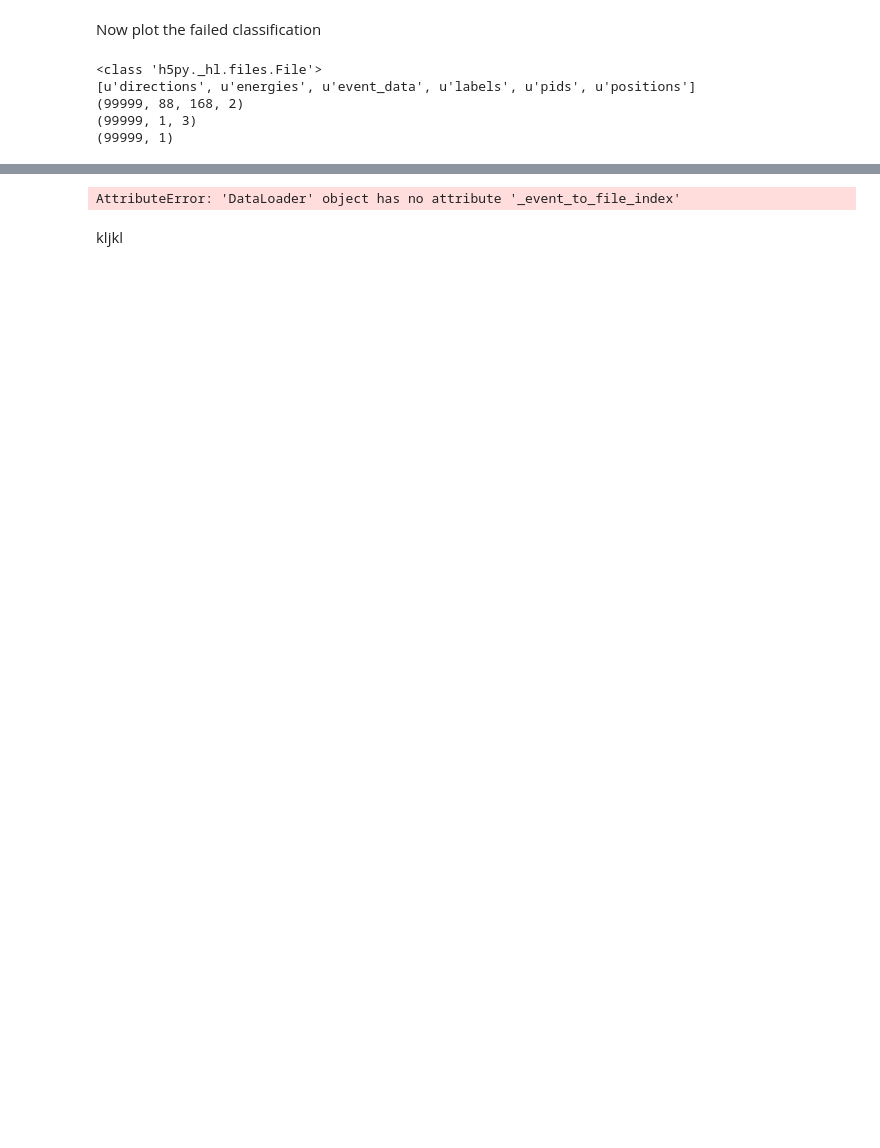
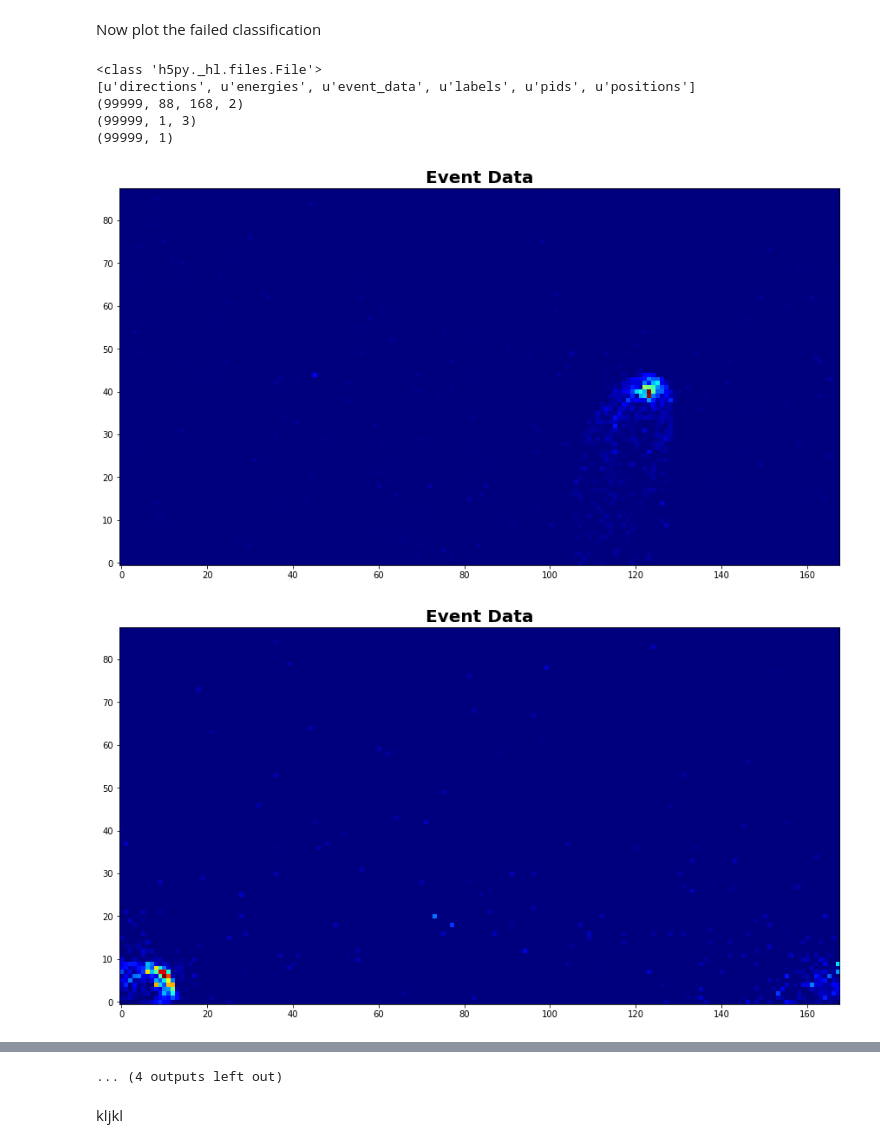
Before and after one commit to WatChMaL/UVicWorkshopPlayground, a Jupyter notebook: D/HKML_CNN_Full.ipynb, the cells around one changed output, grey strips where cells are left out. Cells and saved outputs as stored; diff of their text form; code cells hidden in the pictures; blank space fills up the shorter version.

```diff
--- a/D/HKML_CNN_Full.ipynb
+++ b/D/HKML_CNN_Full.ipynb
@@ -505,34 +510,46 @@ print (f['energies'].shape)
 import matplotlib.pyplot as plt
 %matplotlib inline
 
-print(test_loader._event_to_file_index[7819])
 
-failed_events = [7819,17935,8741,10662,17073]
+failed_events = [37689, 30123, 34090, 35692, 36672, 31871, 36885, 38808, 39189, 34685, 35529, 31861, 35429, 38174, 33101]
 failed_events2 = [27818,27936,28740,20663,27074]
+
+#Failed *** 12956 32957 1
+#Failed *** 5962 35961 0
+#Failed *** 1808 31807 0
+#Failed *** 2459 32458 0
+#Failed *** 16370 36371 1
+#Failed *** 134 30133 0
+#Failed *** 16069 36070 1
+#Failed *** 8645 38644 0
 
 
 #Failed *** 7819 27818
 #Failed *** 17935 27936
 #Failed *** 8741 28740
 #Failed *** 10662 20663
 #Failed *** 17073 27074
 #Failed *** 9810 29809
 #Failed *** 13586 23587
 #Failed *** 3967 23966
 #Failed *** 11576 21577
 #Failed *** 14522 24523
 #Failed *** 736 20735
 #Failed *** 267 20266
 
 for idx in failed_events:
 
     fig, ax = plt.subplots(figsize=(16,8),facecolor='w')
     plt.imshow(f['event_data'][idx,:,:,0],cmap='jet',origin='lower')
     ax.set_title('Event Data',fontsize=20,fontweight='bold')
     plt.show()
+
+f.close()
 # %% [output]
 <class 'h5py._hl.files.File'>
 [u'directions', u'energies', u'event_data', u'labels', u'pids', u'positions']
 (99999, 88, 168, 2)
 (99999, 1, 3)
 (99999, 1)
+[figure, added]
+[figure, added]
@@ -539,3 +565,3 @@ for idx in failed_events:
-AttributeError: 'DataLoader' object has no attribute '_event_to_file_index'
+... (4 outputs left out)
 # %% [markdown]
 kljkl
```
Also changed, not shown: parts of 7 cells of this notebook.
